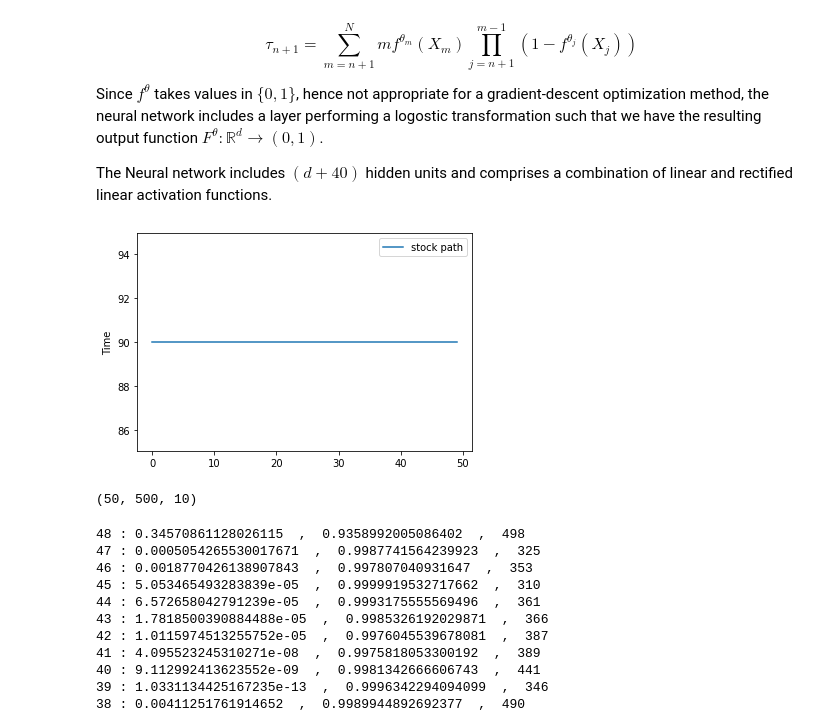
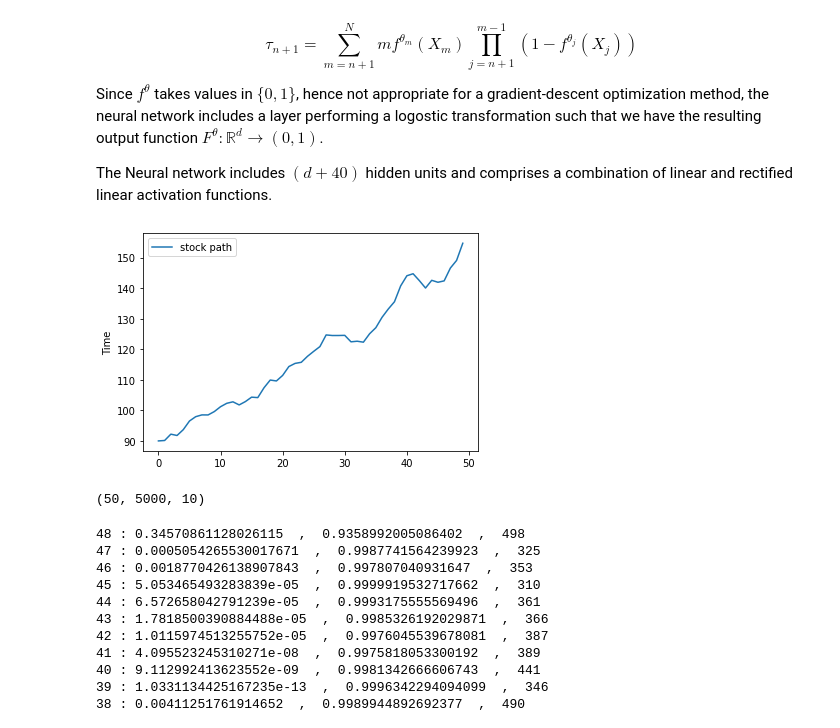
Before and after one commit to claudia-viaro/optimal_stopping-switching, a Jupyter notebook: optimal_stopping_V1.ipynb, the cells around one changed output. Drawn from its saved outputs; the diff is of its cells as text; code cells hidden in the pictures.

```diff
--- a/optimal_stopping_V1.ipynb
+++ b/optimal_stopping_V1.ipynb
@@ -73,6 +73,32 @@ class GBM:
           + self.drift_fct(previous_spots)* self.dt
           + diffusion*dW)
     return path
+
+
+class stock:
+    def __init__(self, drift, sigma, delta, spot, assets,  paths, periods,
+         maturity, strike = 100,dividend=0):
+        self.maturity = maturity
+        self.strike = strike
+        self.assets = assets
+        self.sigma=sigma *np.ones(self.assets)
+        self.delta=delta
+        self.spot = spot*np.ones(self.assets)
+        self.drift = drift - dividend
+        self.paths = paths
+        self.periods = periods
+        self.dt = self.maturity / self.periods
+
+    def GBM(self):
+
+        dt = self.maturity / self.periods
+        So_vec=self.spot*np.ones((1,S.paths, S.assets))
+
+        Z=np.random.standard_normal((self.periods,self.paths, self.assets))
+        s=self.spot*np.exp(np.cumsum((self.drift-0.5*self.sigma**2)*self.dt+self.sigma*np.sqrt(self.dt)*Z, axis=0))
+
+        s=np.append(So_vec, s, axis=0)
+        return s
 # %% [markdown]
 As introduced, the stochastic system can operate in $m$ modes or regimes from the finite set $\mathbb{I}=\{1, \ldots , m \}$. In this case we consider $m=2$ with $\mathbb{I}=\{\text{on}, \text{off} \}$.
 
@@ -273,29 +299,32 @@ class Recursive:
 # %%
 # generate underlying stochastic process
 
 hyperparam_test_stock_models = {'drift': 0.2, 'sigma': 0.05, 'delta': 0.1,  'paths':5000, 'periods': 49, 'maturity': 3., 'strike' : 100,'assets':10,  'spot':90,}
-S = GBM(**hyperparam_test_stock_models)
-X=S.simulate_process()
+#S = GBM(**hyperparam_test_stock_models)
+#X=S.simulate_process()
 
+
+S=stock(**hyperparam_test_stock_models)
+X=S.GBM()
 
 
 def draw_stock_model(stockmodel):
     stock_paths = stockmodel
 
     # draw a path
     one_path = stock_paths[:, 0, 0]
     dates = np.array([i for i in range(len(one_path))])
     plt.plot(dates, one_path, label='stock path')
     plt.ylabel('Stock price')
     plt.ylabel('Time')
     plt.legend()
     return plt.show()
 
 draw_stock_model(X)
 print(X.shape) # (date, path, asset)
 # %% [output]
-[figure, old version]
+[figure, new version]
-(50, 500, 10)
+(50, 5000, 10)
 # %%
 pricing = Recursive(S, Payoff, epochs=50)
 testing = pricing.price()
```
